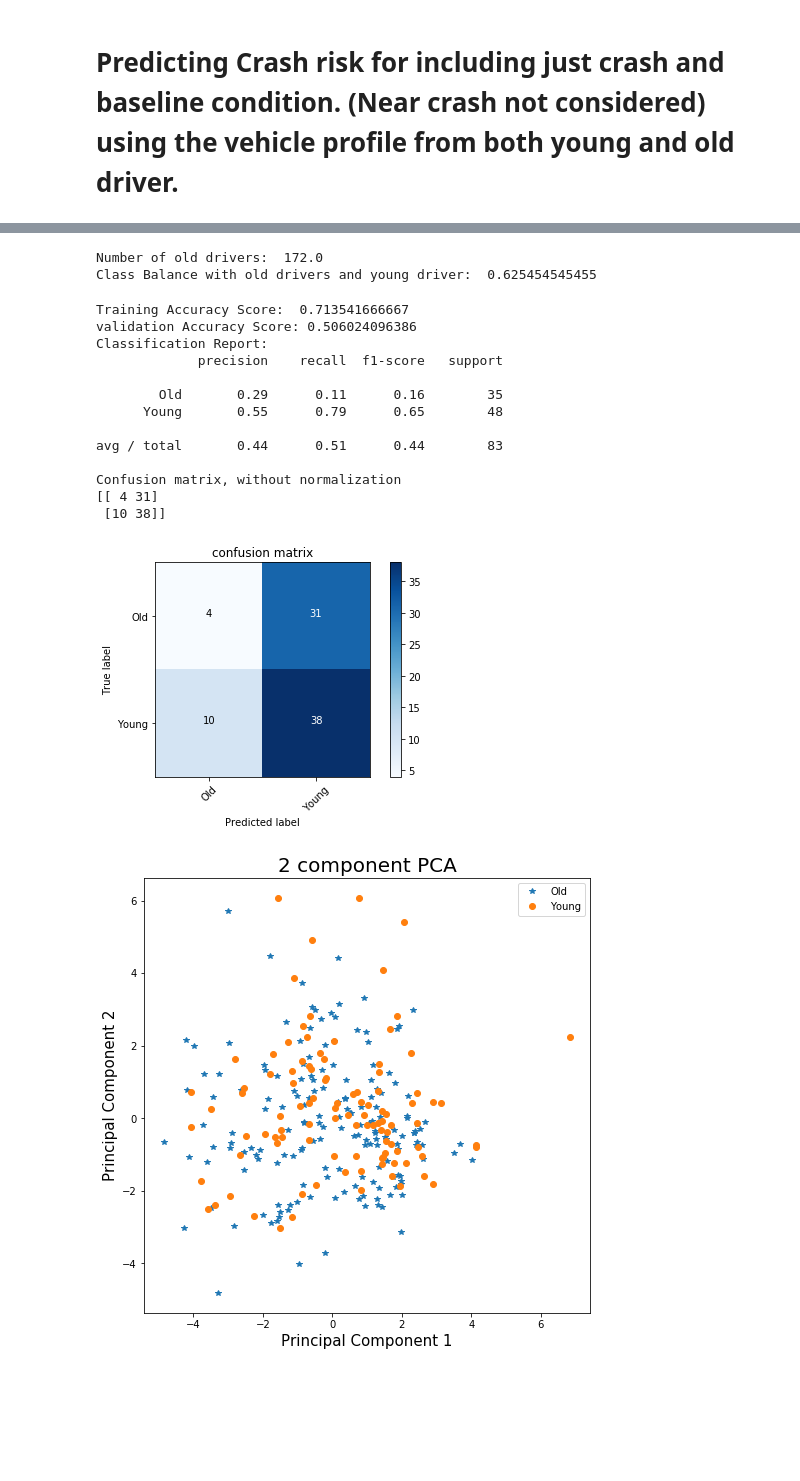
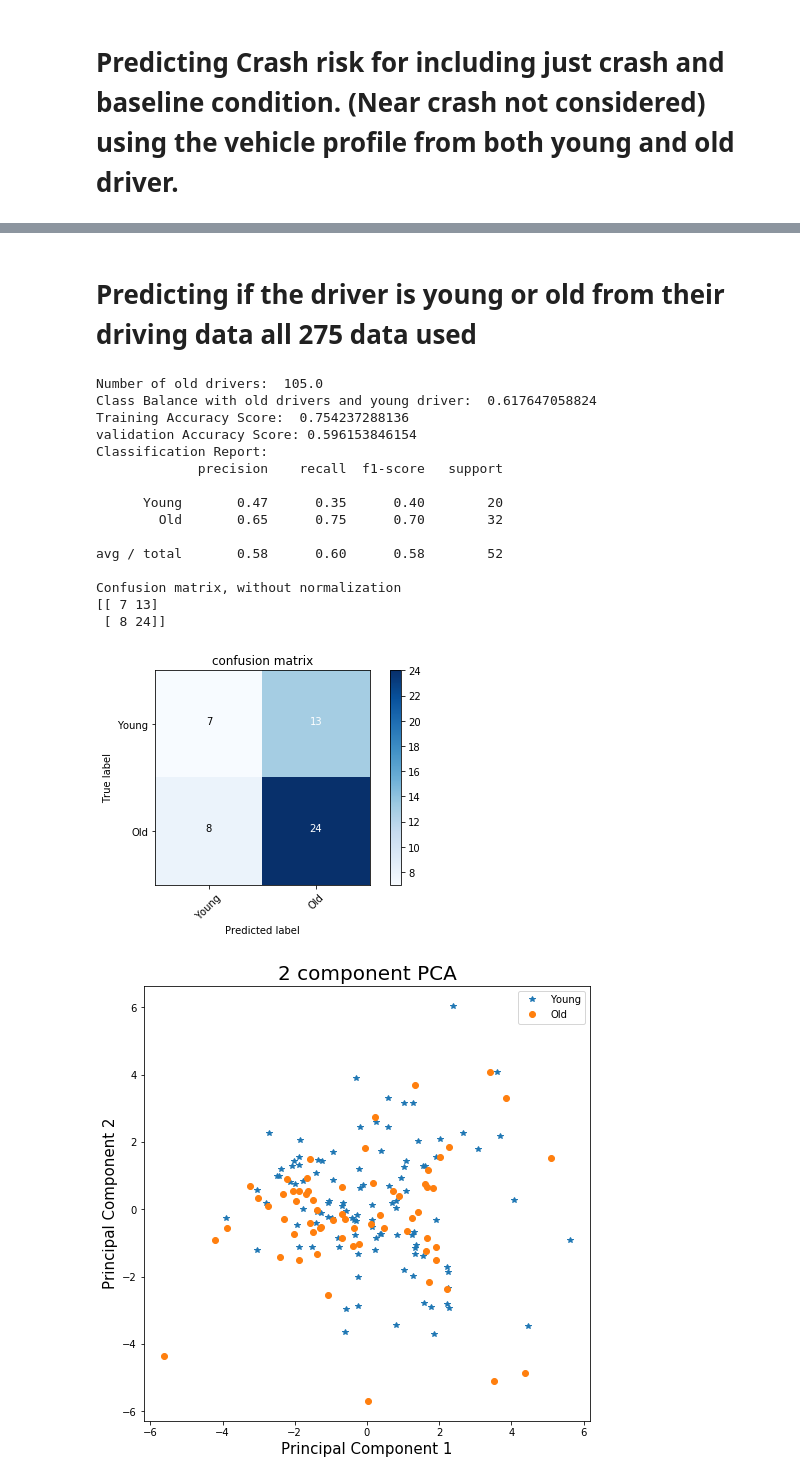
Before and after one commit to imraviagrawal/SHPR2video_git, a Jupyter notebook: Linear_models.ipynb, the cells around one changed output, grey strips where cells are left out. Drawn from its saved outputs; the diff is of its cells as text; code cells hidden in the pictures; blank space fills up the shorter version.

```diff
--- a/Linear_models.ipynb
+++ b/Linear_models.ipynb
@@ -167,3 +167,30 @@ Warnings:
 [1] Standard Errors assume that the covariance matrix of the errors is correctly specified.
 # %% [markdown]
 # Predicting Crash risk for including just crash and baseline condition. (Near crash not considered) using the vehicle profile from both young and old driver.
+# %%
+leftTurn = pd.read_excel("leftturn.xlsx")
+
+# removing the near crash files.
+leftTurn = leftTurn[leftTurn["crashStatus"] != 'Near-Crash']
+
+data = leftTurn.drop(["File_id","time_of_entering","time_of_exiting","precipitatingEvent",
+                      "preIncidentManeuver", "crash", "maneuverJudgment", "incomplete_video",
+                      "vehicle_movement", 'intersection_type'], axis = 1)
+
+# baselines = data[data["crashStatus"]=="Balanced-Sample Baseline"][:60]
+# crash = data[data["crashStatus"]=="Crash"]
+# data = pd.concat([baselines, crash])
+
+y = data["crashStatus"]
+data = data.drop( 'crashStatus', axis=1)
+y[y=="Balanced-Sample Baseline"] = False
+y[y != False] = True
+y  = np.asarray(y,dtype=np.float64)
+filledData = data.where(pd.notna(data), data.mean(), axis='columns')
+filledData = (filledData - filledData.mean())/filledData.std()
+print("Number of crashs events: ", sum(y))
+print("Class Balance with Crash and Baseline Condition: ", sum(y)/len(y))
+# from sklearn.feature_selection import SelectKBest,f_classif
+# selector = SelectKBest(f_classif, k=10).fit(filledData,y)
+# featurefilledData = selector.transform(filledData)
+X_train, X_test, y_train, y_test = train_test_split(filledData, y, train_size=0.7)
@@ -170,33 +243,39 @@ Warnings:
+# %% [markdown]
+# Predicting if the driver is young or old from their driving data all 275 data used
 # %%
+# leftTurn = pd.read_excel("leftturn.xlsx")
+data = leftTurn.drop(["File_id","time_of_entering","time_of_exiting","precipitatingEvent",
+                      "preIncidentManeuver", "crash", "maneuverJudgment", "incomplete_video",
+                      "vehicle_movement", 'intersection_type', "crashStatus"], axis = 1)
+
 filledData = data.where(pd.notna(data), data.mean(), axis='columns')
-filledData = filledData.drop(["age"], axis =1)
 filledData = (filledData - filledData.mean())/filledData.std()
 y = leftTurn["age"]
 y[y >= 65] = True
 y[y != True] = False
 y  = np.asarray(y,dtype=np.float64)
-print("Number of old drivers: ", sum(y))
-print("Class Balance with old drivers and young driver: ", sum(y)/len(y))
-# %% [output]
-Number of old drivers:  172.0
-Class Balance with old drivers and young driver:  0.625454545455
 # %%
+filledData = filledData.drop(["age"], axis =1)
+print("Number of old drivers: ", sum(y))
+print("Class Balance with old drivers and young driver: ", sum(y)/len(y))
 X_train, X_test, y_train, y_test = train_test_split(filledData, y, train_size=0.7)
 clf = LogisticRegression(max_iter=1000, penalty='l1')
-Classifier_performance(clf, ["Old", "Young"], y, filledData=filledData, X_train=X_train, X_test=X_test, y_train=y_train, y_test=y_test )
+Classifier_performance(clf, ["Young", "Old"], y, filledData=filledData, X_train=X_train, X_test=X_test, y_train=y_train, y_test=y_test )
 # %% [output]
-Training Accuracy Score:  0.713541666667
-validation Accuracy Score: 0.506024096386
+Number of old drivers:  105.0
+Class Balance with old drivers and young driver:  0.617647058824
+Training Accuracy Score:  0.754237288136
+validation Accuracy Score: 0.596153846154
 Classification Report:
              precision    recall  f1-score   support
 
-        Old       0.29      0.11      0.16        35
-      Young       0.55      0.79      0.65        48
+      Young       0.47      0.35      0.40        20
+        Old       0.65      0.75      0.70        32
 
-avg / total       0.44      0.51      0.44        83
+avg / total       0.58      0.60      0.58        52
 
 Confusion matrix, without normalization
-[[ 4 31]
- [10 38]]
+[[ 7 13]
+ [ 8 24]]
-[figure, old version]
+[figure, new version]
-[figure, old version]
+[figure, new version]
```
Also changed, not shown: parts of 13 cells of this notebook, 2 other files.
